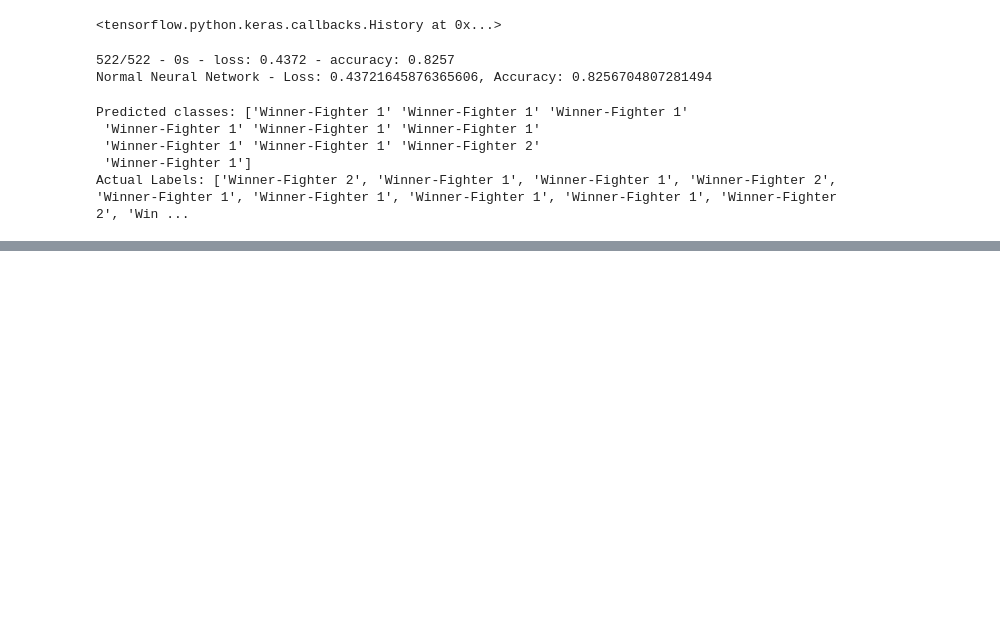
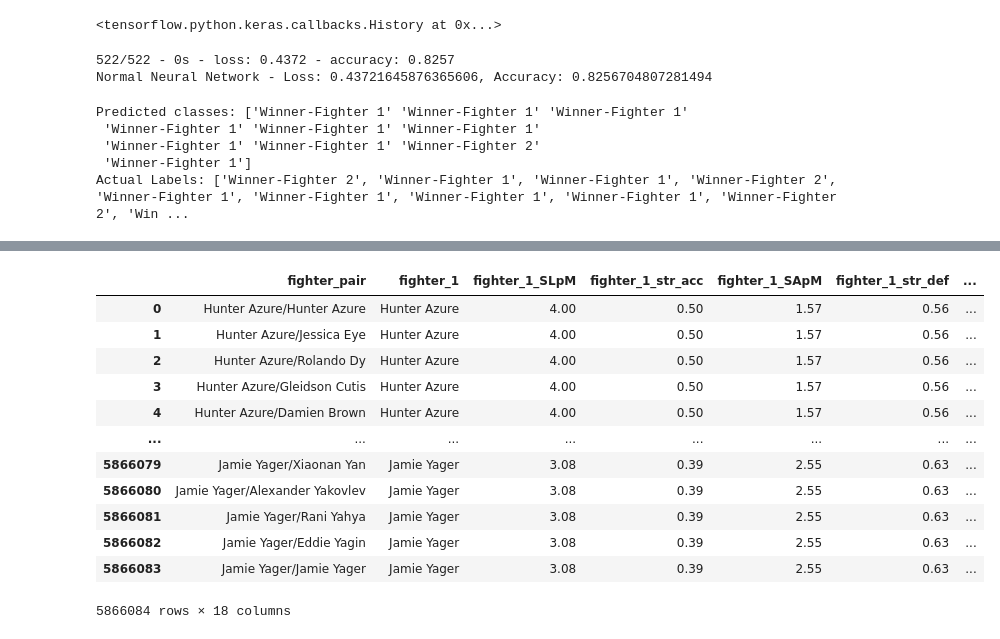
Before and after one commit to cjdance/final_project, a Jupyter notebook: data_clean_up.ipynb, the cells around one changed output, grey strips where cells are left out. Saved outputs shown, nothing was run; the diff lists cells and outputs as text; code cells hidden in the pictures; blank space fills up the shorter version.

```diff
--- a/data_clean_up.ipynb
+++ b/data_clean_up.ipynb
@@ -785,0 +786,9 @@ clf.score(X_test, y_test)
+# %%
+weight_class = []
+
+
+for row in predict_fighter_df["weight"]:
+    for name in predict_fighter_df["weight"]:
+
+        weight = row + "/" + name
+        weight_class.append(weight)
@@ -785,0 +873,37 @@ clf.score(X_test, y_test)
+# %%
+predict_data_df = pd.DataFrame({
+                           "fighter_pair": fighter_pairs,
+                           "fighter_1": fighter_1,
+                           "fighter_1_SLpM": f_1_SLpM,
+                           "fighter_1_str_acc": f_1_str_acc,
+                           "fighter_1_SApM": f_1_SApM,
+                           "fighter_1_str_def": f_1_str_def,
+                           "fighter_1_td_avg": f_1_td_avg,
+                           "fighter_1_td_acc": f_1_td_acc,
+                           "fighter_1_sub_avg": f_1_sub_avg,
+                           "fighter_2": fighter_2,
+                           "fighter_2_SLpM": f_2_SLpM,
+                           "fighter_2_str_acc": f_2_str_acc,
+                           "fighter_2_SApM": f_2_SApM,
+                           "fighter_2_str_def": f_2_str_def,
+                           "fighter_2_td_avg": f_2_td_avg,
+                           "fighter_2_td_acc": f_2_td_acc,
+                           "fighter_2_sub_avg": f_2_sub_avg,
+                           "weight_class": weight_class
+                          })
+# %%
+predict_data_df
+# %% [output]
+|  | fighter_pair | fighter_1 | fighter_1_SLpM | fighter_1_str_acc | fighter_1_SApM | fighter_1_str_def | ... |
+| 0 | Hunter Azure/Hunter Azure | Hunter Azure | 4.00 | 0.50 | 1.57 | 0.56 | ... |
+| 1 | Hunter Azure/Jessica Eye | Hunter Azure | 4.00 | 0.50 | 1.57 | 0.56 | ... |
+| 2 | Hunter Azure/Rolando Dy | Hunter Azure | 4.00 | 0.50 | 1.57 | 0.56 | ... |
+| 3 | Hunter Azure/Gleidson Cutis | Hunter Azure | 4.00 | 0.50 | 1.57 | 0.56 | ... |
+| 4 | Hunter Azure/Damien Brown | Hunter Azure | 4.00 | 0.50 | 1.57 | 0.56 | ... |
+| ... | ... | ... | ... | ... | ... | ... | ... |
+| 5866079 | Jamie Yager/Xiaonan Yan | Jamie Yager | 3.08 | 0.39 | 2.55 | 0.63 | ... |
+| 5866080 | Jamie Yager/Alexander Yakovlev | Jamie Yager | 3.08 | 0.39 | 2.55 | 0.63 | ... |
+| 5866081 | Jamie Yager/Rani Yahya | Jamie Yager | 3.08 | 0.39 | 2.55 | 0.63 | ... |
+| 5866082 | Jamie Yager/Eddie Yagin | Jamie Yager | 3.08 | 0.39 | 2.55 | 0.63 | ... |
+| 5866083 | Jamie Yager/Jamie Yager | Jamie Yager | 3.08 | 0.39 | 2.55 | 0.63 | ... |
+5866084 rows × 18 columns
```
Also changed, not shown: parts of 23 cells of this notebook.
